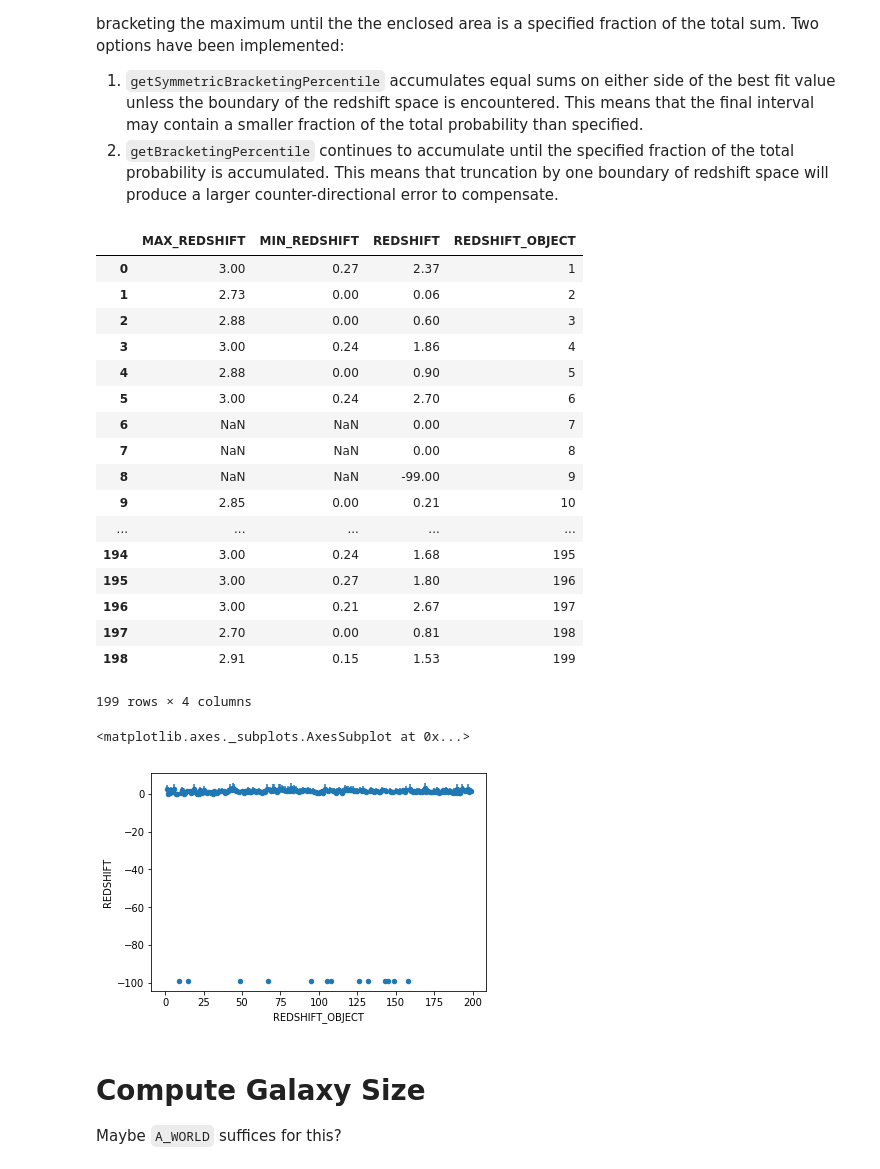
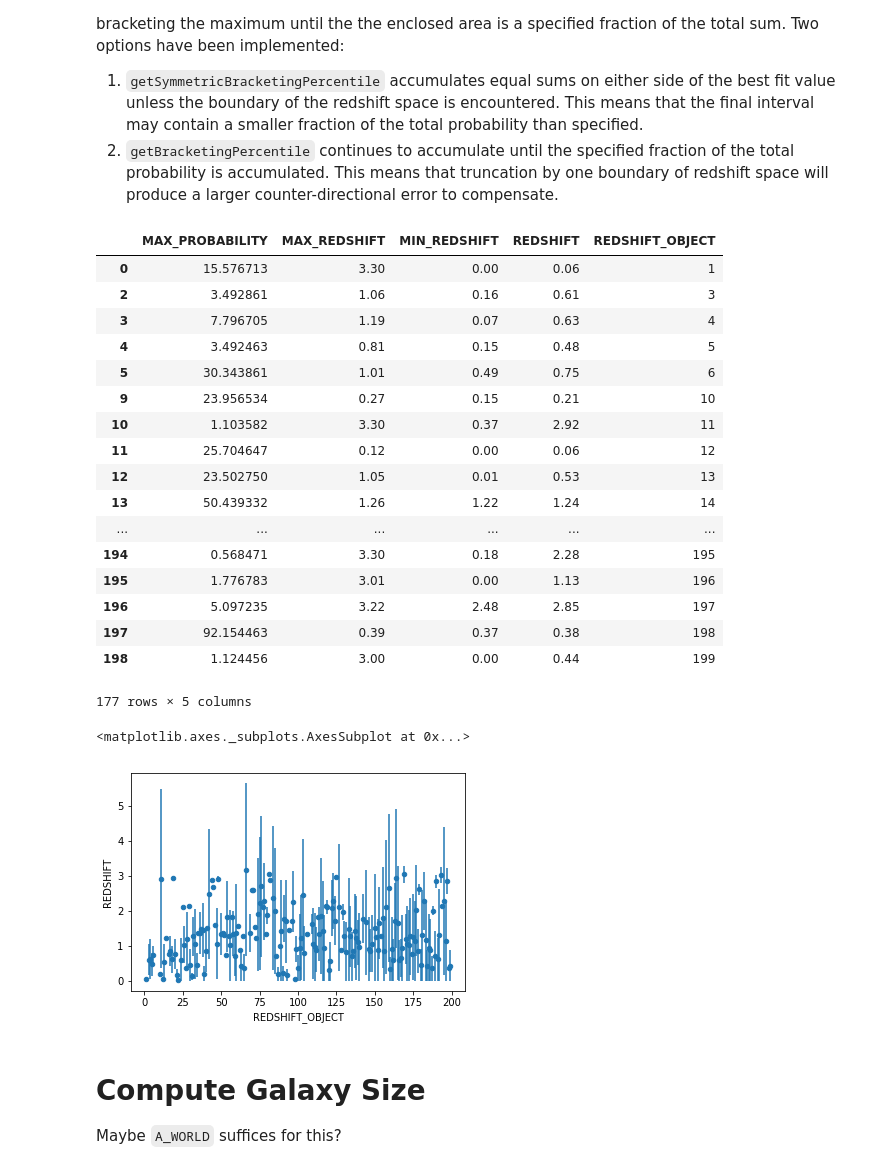
Before and after one commit to AstroZooMin/WISPSBayesianLineID, a Jupyter notebook: BayesianFramework/CleanSpectrumSampling.ipynb, the cells around one changed output. Cells and saved outputs as stored; diff of their text form; code cells hidden in the pictures.

Commit message:
Added creation of unified tables for Par302
Unified tables contain information drawn from V4.4 line lists, the V6.2
catalogue files and the results of redshift fitting.

```diff
--- a/BayesianFramework/CleanSpectrumSampling.ipynb
+++ b/BayesianFramework/CleanSpectrumSampling.ipynb
@@ -161,59 +167,64 @@ def getBracketingPercentile(bestRedshift, redshifts, probabilities, fraction) :
     indexOfBestRedshift = np.where(redshifts == bestRedshift)
     probabilitySum = np.sum(probabilities)
     probabilitySumFraction = fraction*probabilitySum
-    enclosedSum = probabilities[indexOfBestRedshift[0][0]]
+    try :
+        enclosedSum = probabilities[indexOfBestRedshift[0][0]]
+    except IndexError :
+        print ('IndexError', redshifts, bestRedshift)
     bracketSize = 1
     stillAdding = True
     while enclosedSum < probabilitySumFraction and stillAdding:
         stillAdding = False
         if indexOfBestRedshift[0][0] - bracketSize > 0 :
             enclosedSum += probabilities[indexOfBestRedshift[0][0] - bracketSize]
             stillAdding = True
         if indexOfBestRedshift[0][0] + bracketSize < len(probabilities) :
             enclosedSum += probabilities[indexOfBestRedshift[0][0] + bracketSize]
             stillAdding = True
         bracketSize += 1
     return (redshifts[max(0, indexOfBestRedshift[0][0] - bracketSize)], redshifts[min(indexOfBestRedshift[0][0] + bracketSize, len(redshifts) -1)])
 
 redshiftEstimatesHdus = astrofits.open(redshiftEstimatesPath)
 redshiftEstimateTable = redshiftEstimatesHdus[1].data
-redshiftSpace = np.linspace(0, 3, 101)
-redshiftErrors = [ getBracketingPercentile(redshiftPdfData[0], redshiftSpace, redshiftPdfData[1], 0.9) if redshiftPdfData[0] > 0 else (None, None) for redshiftPdfData in zip(redshiftEstimateTable['redshift'], redshiftEstimateTable['chisq']) ]
+redshiftSpace = np.linspace(0, 3.3, 331)
+#print(redshiftEstimateTable['probability'])
+redshiftErrors = [ getBracketingPercentile(redshiftPdfData[0], redshiftSpace, redshiftPdfData[1], 0.9) if redshiftPdfData[0] > 0 else (None, None) for redshiftPdfData in zip(redshiftEstimateTable['redshift'], redshiftEstimateTable['probability']) ]
 redshiftEstimatesFrame = pd.DataFrame.from_dict({'REDSHIFT_OBJECT' : redshiftEstimateTable['target'].byteswap().newbyteorder() ,
                                                  'REDSHIFT' : redshiftEstimateTable['redshift'].byteswap().newbyteorder(),
                                                  'MIN_REDSHIFT' : [minRedshift for minRedshift, _ in redshiftErrors],
-                                                 'MAX_REDSHIFT' : [maxRedshift for _, maxRedshift in redshiftErrors] } )
+                                                 'MAX_REDSHIFT' : [maxRedshift for _, maxRedshift in redshiftErrors],
+                                                 'MAX_PROBABILITY' : [np.amax(objectProbablities) for objectProbablities in redshiftEstimateTable['probability']] } )
 
-cutRedshiftEstimatesFrame = redshiftEstimatesFrame[redshiftEstimatesFrame['REDSHIFT_OBJECT'] < 200]
+cutRedshiftEstimatesFrame = redshiftEstimatesFrame[redshiftEstimatesFrame['REDSHIFT_OBJECT'] < 200].dropna()
 display(cutRedshiftEstimatesFrame)
 errors = np.array([[ z - minZ for minZ, z in zip(cutRedshiftEstimatesFrame['MIN_REDSHIFT'], cutRedshiftEstimatesFrame['REDSHIFT']) ],
                    [ maxZ - z for maxZ, z in zip(cutRedshiftEstimatesFrame['MAX_REDSHIFT'], cutRedshiftEstimatesFrame['REDSHIFT']) ]
                    ])
 
-cutRedshiftEstimatesFrame.plot.scatter(x='REDSHIFT_OBJECT',
+cutRedshiftEstimatesFrame[cutRedshiftEstimatesFrame.REDSHIFT > 0].plot.scatter(x='REDSHIFT_OBJECT',
                                     y='REDSHIFT',
                                     yerr=errors)
 # %% [output]
-|  | MAX_REDSHIFT | MIN_REDSHIFT | REDSHIFT | REDSHIFT_OBJECT |
-| 0 | 3.00 | 0.27 | 2.37 | 1 |
-| 1 | 2.73 | 0.00 | 0.06 | 2 |
-| 2 | 2.88 | 0.00 | 0.60 | 3 |
-| 3 | 3.00 | 0.24 | 1.86 | 4 |
-| 4 | 2.88 | 0.00 | 0.90 | 5 |
-| 5 | 3.00 | 0.24 | 2.70 | 6 |
-| 6 | NaN | NaN | 0.00 | 7 |
-| 7 | NaN | NaN | 0.00 | 8 |
-| 8 | NaN | NaN | -99.00 | 9 |
-| 9 | 2.85 | 0.00 | 0.21 | 10 |
-| ... | ... | ... | ... | ... |
-| 194 | 3.00 | 0.24 | 1.68 | 195 |
-| 195 | 3.00 | 0.27 | 1.80 | 196 |
-| 196 | 3.00 | 0.21 | 2.67 | 197 |
-| 197 | 2.70 | 0.00 | 0.81 | 198 |
-| 198 | 2.91 | 0.15 | 1.53 | 199 |
+|  | MAX_PROBABILITY | MAX_REDSHIFT | MIN_REDSHIFT | REDSHIFT | REDSHIFT_OBJECT |
+| 0 | 15.576713 | 3.30 | 0.00 | 0.06 | 1 |
+| 2 | 3.492861 | 1.06 | 0.16 | 0.61 | 3 |
+| 3 | 7.796705 | 1.19 | 0.07 | 0.63 | 4 |
+| 4 | 3.492463 | 0.81 | 0.15 | 0.48 | 5 |
+| 5 | 30.343861 | 1.01 | 0.49 | 0.75 | 6 |
+| 9 | 23.956534 | 0.27 | 0.15 | 0.21 | 10 |
+| 10 | 1.103582 | 3.30 | 0.37 | 2.92 | 11 |
+| 11 | 25.704647 | 0.12 | 0.00 | 0.06 | 12 |
+| 12 | 23.502750 | 1.05 | 0.01 | 0.53 | 13 |
+| 13 | 50.439332 | 1.26 | 1.22 | 1.24 | 14 |
+| ... | ... | ... | ... | ... | ... |
+| 194 | 0.568471 | 3.30 | 0.18 | 2.28 | 195 |
+| 195 | 1.776783 | 3.01 | 0.00 | 1.13 | 196 |
+| 196 | 5.097235 | 3.22 | 2.48 | 2.85 | 197 |
+| 197 | 92.154463 | 0.39 | 0.37 | 0.38 | 198 |
+| 198 | 1.124456 | 3.00 | 0.00 | 0.44 | 199 |
-199 rows × 4 columns
+177 rows × 5 columns
 <matplotlib.axes._subplots.AxesSubplot at 0x...>
-[figure, old version]
+[figure, new version]
 # %% [markdown]
 # Compute Galaxy Size
 Maybe `A_WORLD` suffices for this?
```
Also changed, not shown: parts of 18 cells of this notebook, 1 other file.
